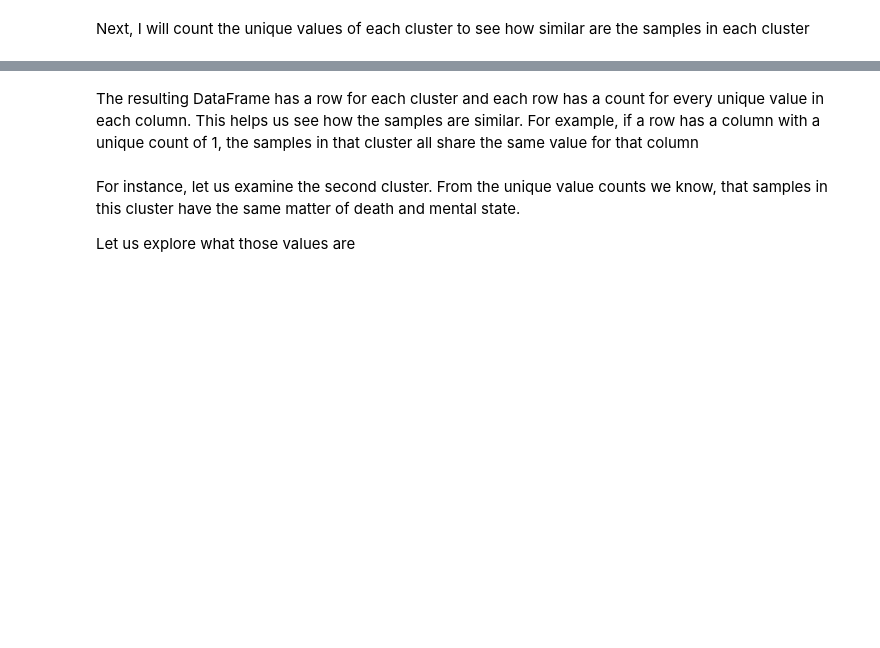
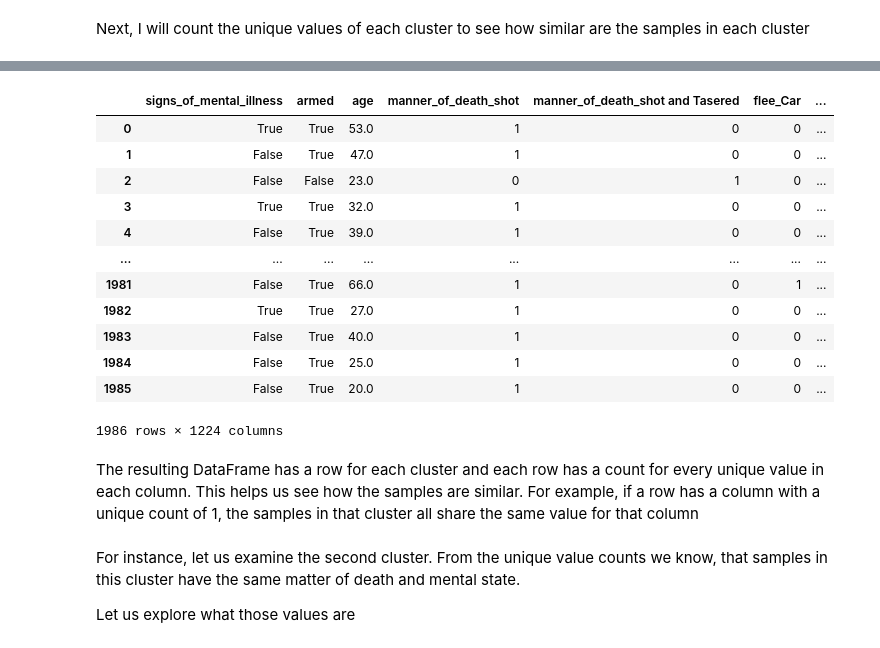
Before and after one commit to valdas-v1/Fatal-Police-Shooting-in-United-States, a Jupyter notebook: notebook.ipynb, the cells around one changed output, grey strips where cells are left out. Saved outputs shown, nothing was run; the diff lists cells and outputs as text; code cells hidden in the pictures; blank space fills up the shorter version.

```diff
--- a/notebook.ipynb
+++ b/notebook.ipynb
@@ -649,3 +623,19 @@ clusters_unique_counts
+# %%
+X
+# %% [output]
+|  | signs_of_mental_illness | armed | age | manner_of_death_shot | manner_of_death_shot and Tasered | flee_Car | ... |
+| 0 | True | True | 53.0 | 1 | 0 | 0 | ... |
+| 1 | False | True | 47.0 | 1 | 0 | 0 | ... |
+| 2 | False | False | 23.0 | 0 | 1 | 0 | ... |
+| 3 | True | True | 32.0 | 1 | 0 | 0 | ... |
+| 4 | False | True | 39.0 | 1 | 0 | 0 | ... |
+| ... | ... | ... | ... | ... | ... | ... | ... |
+| 1981 | False | True | 66.0 | 1 | 0 | 1 | ... |
+| 1982 | True | True | 27.0 | 1 | 0 | 0 | ... |
+| 1983 | False | True | 40.0 | 1 | 0 | 0 | ... |
+| 1984 | False | True | 25.0 | 1 | 0 | 0 | ... |
+| 1985 | False | True | 20.0 | 1 | 0 | 0 | ... |
+1986 rows × 1224 columns
 # %% [markdown]
 The resulting DataFrame has a row for each cluster and each row has a count for every unique value in each column. This helps us see how the samples are similar. For example, if a row has a column with a unique count of 1, the samples in that cluster all share the same value for that column
 # %% [markdown]
```
Also changed, not shown: parts of 49 cells of this notebook.
